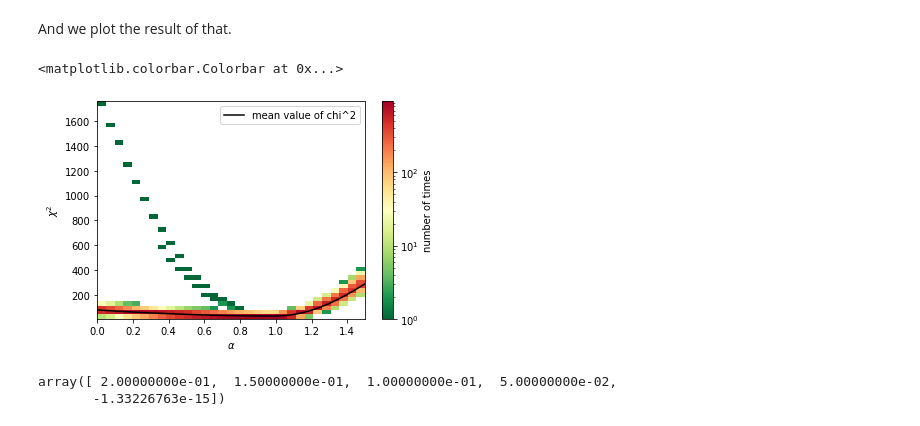
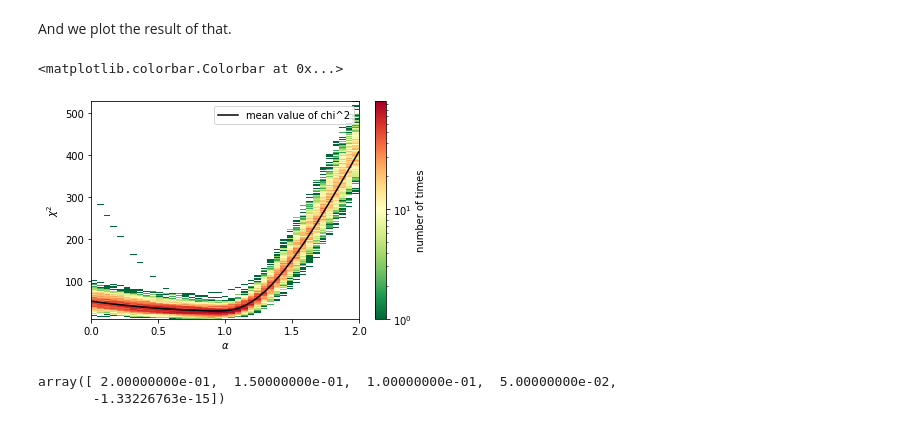
Before and after one commit to R-Grau/EBLpy, a Jupyter notebook: Multiple_Broken_power_law_multiple2.ipynb, the cells around one changed output. Saved outputs shown, nothing was run; the diff lists cells and outputs as text; code cells hidden in the pictures.

```diff
--- a/Multiple_Broken_power_law_multiple2.ipynb
+++ b/Multiple_Broken_power_law_multiple2.ipynb
@@ -200,7 +200,7 @@ def degtorad(ang):
     return ang * np.pi / 180
 
 
-time = 42480 #42480 #180000#s
+time = 20000 #42480 #42480 #180000#s
 skyang = (180/np.pi)**2 * 2 * np.pi * (1-np.cos(degtorad(Angres2)))#deg^2
 
 bckgmu = newBckgrate * time * skyang
@@ -262,7 +262,7 @@ We finally run our simulation. First we generate 2 random samples of the backgro
 niter = 1000 #number of iterations (1000 iterations take ~19 min)
 chisqs_iter = []
 alphas_iter = []
-initial_guess_pos = 1.5
+initial_guess_pos = 1.
 step = 0.05
 last_bin = 2.
 first_bin = 0.
@@ -300,9 +300,9 @@ for j in range(niter):
 
     chisqs = []
     # alphas = np.arange(0,2.05,0.05) #if you want to change the alpha values
-    #alphas1 = np.arange(initial_guess_pos + step, last_bin + step, step)
-    alphas = np.arange(initial_guess_pos, first_bin - step, -step)
-    #alphas = np.append(alphas1, alphas2)
+    alphas1 = np.arange(initial_guess_pos + step, last_bin + step, step)
+    alphas2 = np.arange(initial_guess_pos, first_bin - step, -step)
+    alphas = np.append(alphas1, alphas2)
 
     alpha = initial_guess_pos
     dNdE2 = dNdE_b[4:] * np.exp(alpha*tau[7:37])
@@ -332,8 +332,8 @@ for j in range(niter):
         knots = 3
         ydata_u = SED_u2
         initial_guess = initial_guess_mat[i] #phi_0, lam1, deltas (len(deltas)=knots))
-        # if alpha == initial_guess_pos:
-        #     initial_guess = initial_guess_mat [0]
+        if alpha == initial_guess_pos:
+            initial_guess = initial_guess_mat [0]
         things = multiple_bpl_fit(initial_guess=initial_guess)
         if i < (len(alphas)):
             initial_guess_mat[i+1] = things.values
@@ -408,23 +456,23 @@ And we plot the result of that.
 # %%
 chisqs_iter = np.array(chisqs_iter)
 alphas_iter = np.array(alphas_iter)
 alphas_iter2 = np.concatenate(alphas_iter)  #As the simulation takes long, the plot is made separately so one can change the plot without having to simulate everything again
 chisqs_iter2 = np.concatenate(chisqs_iter)
 order = np.argsort(alphas_iter[0])
 
 
 fig, ax = plt.subplots()
 ax.plot(np.take_along_axis(alphas_iter[0], order, axis=0), np.take_along_axis(np.mean(chisqs_iter,0), order, axis=0), color = "black", label="mean value of chi^2")
-h = ax.hist2d(alphas_iter2, chisqs_iter2, bins=[len(alphas_iter[0]),50], norm = colors.LogNorm(), cmap = "RdYlGn_r", label="histogram of chi^2 values")
+h = ax.hist2d(alphas_iter2, chisqs_iter2, bins=[len(alphas_iter[0]),300], norm = colors.LogNorm(), cmap = "RdYlGn_r", label="histogram of chi^2 values")
 ax.set_xlabel(r'$\alpha$')
 ax.set_ylabel(r'$\chi^2$')
 ax.legend()
-# ax.set_ylim(0,100)
+#ax.set_ylim(0,200)
 # ax.set_xlim(0.5,1.15)
 fig.colorbar(h[3], ax=ax, label="number of times")
 # %% [output]
 <matplotlib.colorbar.Colorbar at 0x...>
-[figure, old version]
+[figure, new version]
 # %%
 alphas_iter[0][np.where(chisqs_iter > 1000)[1]]
 # %% [output]
```
Also changed, not shown: parts of 10 cells of this notebook, 2 other files.
